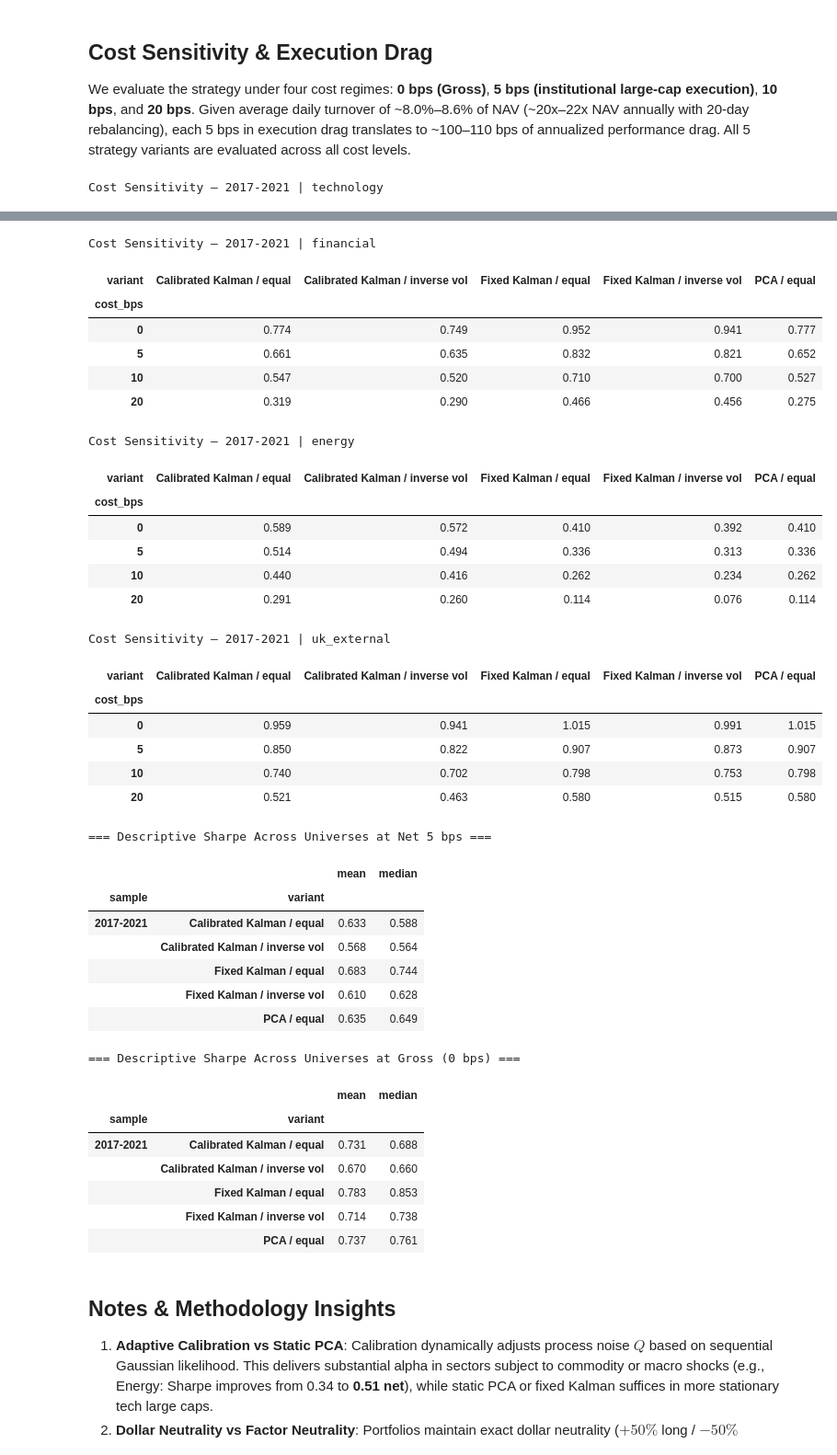
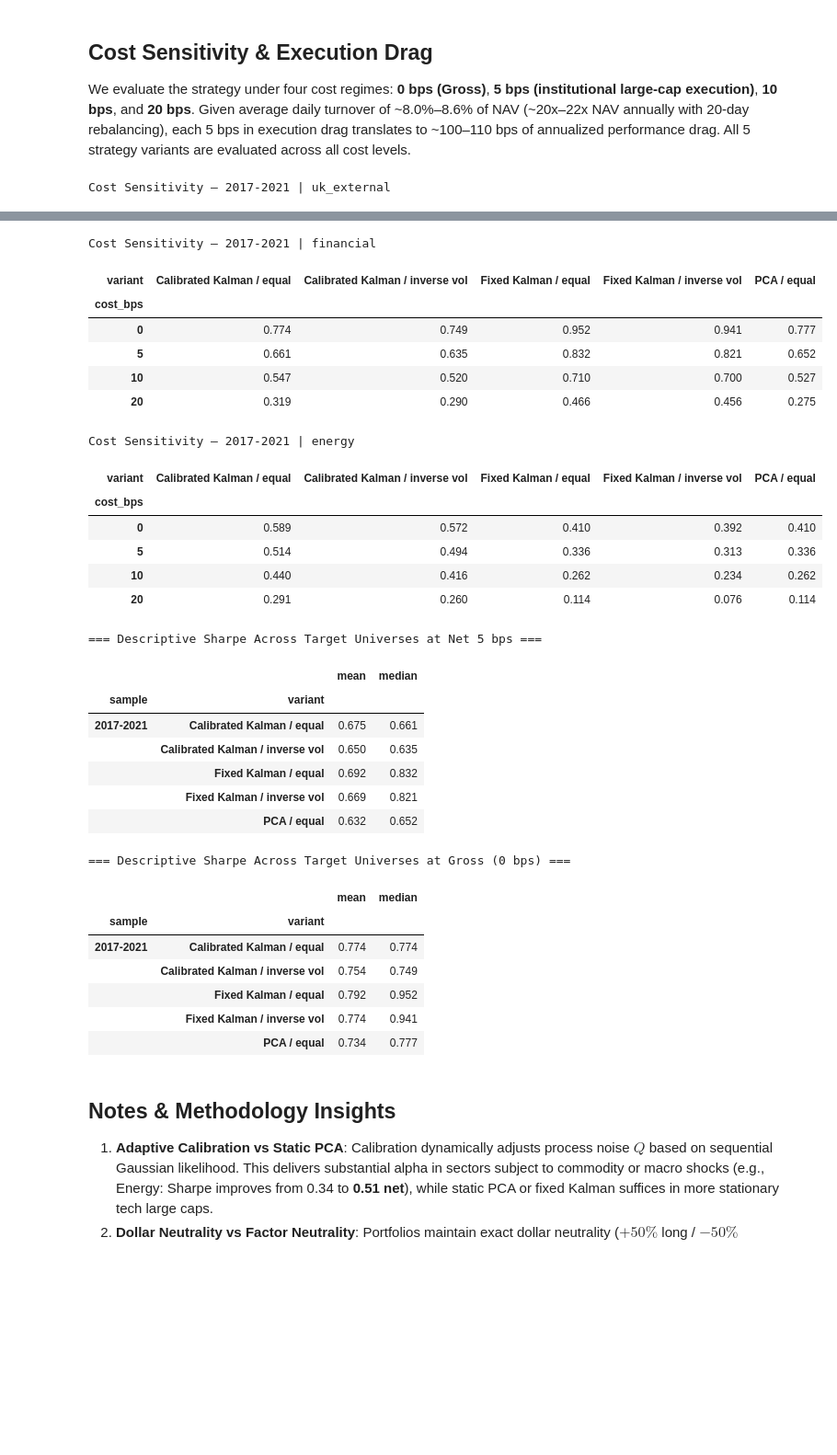
Before and after one commit to Juliansaiani/pca-kalman-stat-arb, a Jupyter notebook: notebooks/research.ipynb, the cells around one changed output, grey strips where cells are left out. Shown at 92% size. Saved outputs shown, nothing was run; the diff lists cells and outputs as text; code cells hidden in the pictures; blank space fills up the shorter version.

Commit message:
Refactor: Exclude Technology from charts, tables, and notebook outputs; focus on UK, Financials, and Energy

```diff
--- a/notebooks/research.ipynb
+++ b/notebooks/research.ipynb
@@ -106,18 +108,20 @@ Targets are lagged one day. Daily weights are treated as constant until the next
 
 We evaluate the strategy under four cost regimes: **0 bps (Gross)**, **5 bps (institutional large-cap execution)**, **10 bps**, and **20 bps**. Given average daily turnover of ~8.0%–8.6% of NAV (~20x–22x NAV annually with 20-day rebalancing), each 5 bps in execution drag translates to ~100–110 bps of annualized performance drag. All 5 strategy variants are evaluated across all cost levels.
 # %%
+target_universes = ['uk_external', 'financial', 'energy']
 for sample in metrics["sample"].unique():
-    for universe in metrics.universe.unique():
-        print(f"Cost Sensitivity — {sample} | {universe}")
-        subset = metrics[(metrics["sample"] == sample) & (metrics.universe == universe)]
-        display(subset.pivot(index="cost_bps", columns="variant", values="sharpe").round(3))
+    for universe in target_universes:
+        if universe in metrics.universe.unique():
+            print(f"Cost Sensitivity — {sample} | {universe}")
+            subset = metrics[(metrics["sample"] == sample) & (metrics.universe == universe)]
+            display(subset.pivot(index="cost_bps", columns="variant", values="sharpe").round(3))
 
-print("\n=== Descriptive Sharpe Across Universes at Net 5 bps ===")
-display(net_5.groupby(["sample", "variant"]).sharpe.agg(["mean", "median"]).round(3))
+print("\n=== Descriptive Sharpe Across Target Universes at Net 5 bps ===")
+display(net_5[net_5.universe.isin(target_universes)].groupby(["sample", "variant"]).sharpe.agg(["mean", "median"]).round(3))
 
-print("\n=== Descriptive Sharpe Across Universes at Gross (0 bps) ===")
-display(gross.groupby(["sample", "variant"]).sharpe.agg(["mean", "median"]).round(3))
+print("\n=== Descriptive Sharpe Across Target Universes at Gross (0 bps) ===")
+display(gross[gross.universe.isin(target_universes)].groupby(["sample", "variant"]).sharpe.agg(["mean", "median"]).round(3))
 # %% [output]
-Cost Sensitivity — 2017-2021 | technology
+Cost Sensitivity — 2017-2021 | uk_external
 | variant | Calibrated Kalman / equal | Calibrated Kalman / inverse vol | Fixed Kalman / equal | Fixed Kalman / inverse vol | PCA / equal |
 | cost_bps |  |  |  |  |  |
@@ -128,40 +132,33 @@ Cost Sensitivity — 2017-2021 | technology
 Cost Sensitivity — 2017-2021 | financial
 | variant | Calibrated Kalman / equal | Calibrated Kalman / inverse vol | Fixed Kalman / equal | Fixed Kalman / inverse vol | PCA / equal |
 | cost_bps |  |  |  |  |  |
 | 0 | 0.774 | 0.749 | 0.952 | 0.941 | 0.777 |
 | 5 | 0.661 | 0.635 | 0.832 | 0.821 | 0.652 |
 | 10 | 0.547 | 0.520 | 0.710 | 0.700 | 0.527 |
 | 20 | 0.319 | 0.290 | 0.466 | 0.456 | 0.275 |
 Cost Sensitivity — 2017-2021 | energy
 | variant | Calibrated Kalman / equal | Calibrated Kalman / inverse vol | Fixed Kalman / equal | Fixed Kalman / inverse vol | PCA / equal |
 | cost_bps |  |  |  |  |  |
 | 0 | 0.589 | 0.572 | 0.410 | 0.392 | 0.410 |
 | 5 | 0.514 | 0.494 | 0.336 | 0.313 | 0.336 |
 | 10 | 0.440 | 0.416 | 0.262 | 0.234 | 0.262 |
 | 20 | 0.291 | 0.260 | 0.114 | 0.076 | 0.114 |
-Cost Sensitivity — 2017-2021 | uk_external
+=== Descriptive Sharpe Across Target Universes at Net 5 bps ===
-| variant | Calibrated Kalman / equal | Calibrated Kalman / inverse vol | Fixed Kalman / equal | Fixed Kalman / inverse vol | PCA / equal |
-| cost_bps |  |  |  |  |  |
-| 0 | 0.959 | 0.941 | 1.015 | 0.991 | 1.015 |
-| 5 | 0.850 | 0.822 | 0.907 | 0.873 | 0.907 |
-| 10 | 0.740 | 0.702 | 0.798 | 0.753 | 0.798 |
-| 20 | 0.521 | 0.463 | 0.580 | 0.515 | 0.580 |
+|  |  | mean | median |
+| sample | variant |  |  |
+| 2017-2021 | Calibrated Kalman / equal | 0.675 | 0.661 |
+|  | Calibrated Kalman / inverse vol | 0.650 | 0.635 |
+|  | Fixed Kalman / equal | 0.692 | 0.832 |
+|  | Fixed Kalman / inverse vol | 0.669 | 0.821 |
+|  | PCA / equal | 0.632 | 0.652 |
-=== Descriptive Sharpe Across Universes at Net 5 bps ===
+=== Descriptive Sharpe Across Target Universes at Gross (0 bps) ===
 |  |  | mean | median |
 | sample | variant |  |  |
-| 2017-2021 | Calibrated Kalman / equal | 0.633 | 0.588 |
-|  | Calibrated Kalman / inverse vol | 0.568 | 0.564 |
-|  | Fixed Kalman / equal | 0.683 | 0.744 |
-|  | Fixed Kalman / inverse vol | 0.610 | 0.628 |
-|  | PCA / equal | 0.635 | 0.649 |
+| 2017-2021 | Calibrated Kalman / equal | 0.774 | 0.774 |
+|  | Calibrated Kalman / inverse vol | 0.754 | 0.749 |
+|  | Fixed Kalman / equal | 0.792 | 0.952 |
+|  | Fixed Kalman / inverse vol | 0.774 | 0.941 |
+|  | PCA / equal | 0.734 | 0.777 |
-=== Descriptive Sharpe Across Universes at Gross (0 bps) ===
-|  |  | mean | median |
-| sample | variant |  |  |
-| 2017-2021 | Calibrated Kalman / equal | 0.731 | 0.688 |
-|  | Calibrated Kalman / inverse vol | 0.670 | 0.660 |
-|  | Fixed Kalman / equal | 0.783 | 0.853 |
-|  | Fixed Kalman / inverse vol | 0.714 | 0.738 |
-|  | PCA / equal | 0.737 | 0.761 |
 # %% [markdown]
 ## Notes & Methodology Insights
 
```
Also changed, not shown: parts of 4 cells of this notebook, 6 other files.
